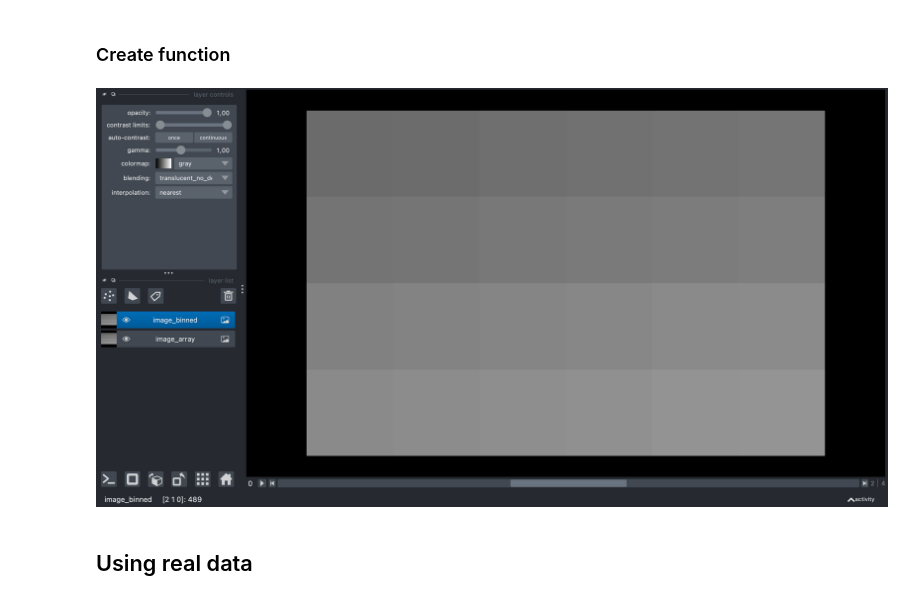
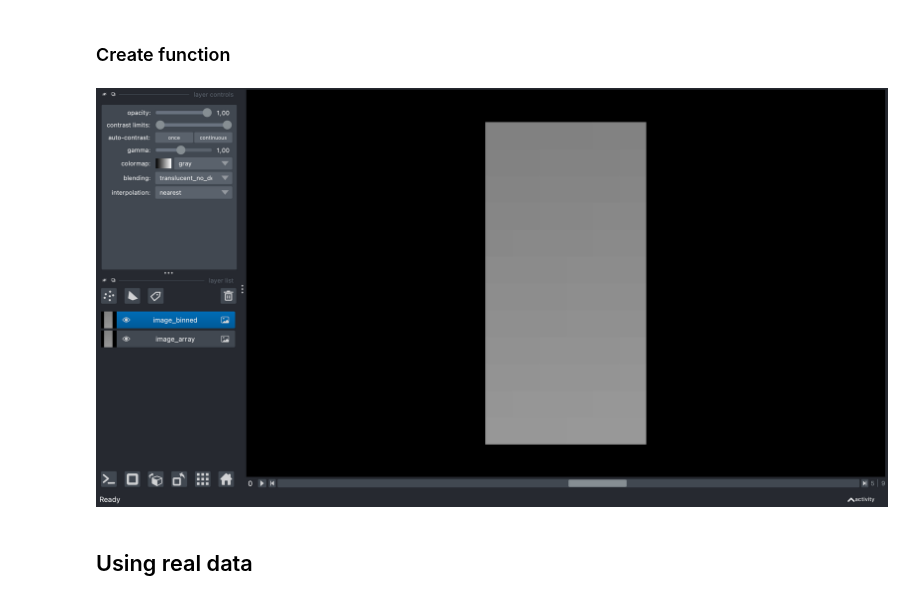
Before and after one commit to zoccoler/FLIM_analysis, a Jupyter notebook: notebooks/Binning_test.ipynb, the cells around one changed output. Drawn from its saved outputs; the diff is of its cells as text; code cells hidden in the pictures.

```diff
--- a/notebooks/Binning_test.ipynb
+++ b/notebooks/Binning_test.ipynb
@@ -13,4 +17,4 @@ from FLIM_phasor import *
 # %%
-image_array = np.arange(120).reshape(5, 4, 6) # (signal_decay A * np.exp(-(1 / tau) * x), x-axis, y-axis)
-print("Original Array:")
-print(image_array)
+image_array = np.arange(720).reshape(10, 1, 1, 12, 6) # (utime, time, z, y, x).
+#print("Original Array:")
+#print(image_array)
@@ -35,23 +21,35 @@ Original Array:
 # %% [markdown]
 ### Create function
-# %%
-def apply_conv_binning(flim_image, bin_size = 2):
-    kernel=np.full((bin_size, bin_size), 1)
-
-    image_binned = np.zeros_like(flim_image)
-    for i in range(flim_image.shape[0]):
-        image_binned[i, :, :] = convolve(flim_image[i, :, :],kernel)
-    return(image_binned)
+# %%
+def apply_conv_binning(flim_image, bin_size = 2, binning_3D=True):
+    """
+    docstring
+    """
+    image_binned = np.zeros_like(flim_image)
+
+    if binning_3D:
+        kernel=np.full((bin_size, bin_size, bin_size), 1)
+
+        for  utime, time in np.ndindex(flim_image.shape[0], flim_image.shape[1]):
+            image_binned[utime, time, :, :, :] = convolve(flim_image[utime, time, :, :, :],kernel)
+    else:
+        kernel=np.full((bin_size, bin_size), 1)
+
+        for  utime, time, z in np.ndindex(flim_image.shape[0], flim_image.shape[1], flim_image.shape[2]):
+            image_binned[utime, time, z, :, :] = convolve(flim_image[utime, time, z, :, :],kernel)
+
+    return(image_binned)
+    #try to check if it is possible to make it a one for loop as they are similar
 # %%
 image_binned = apply_conv_binning(image_array, 3)
 # %%
-viewer = napari.Viewer()
-original_layer = viewer.add_image(image_array)
-binned_layer = viewer.add_image(image_binned)
+viewer1 = napari.Viewer()
+original_layer = viewer1.add_image(image_array)
+binned_layer = viewer1.add_image(image_binned)
 # %%
-napari.utils.nbscreenshot(viewer)
+napari.utils.nbscreenshot(viewer1)
 # %% [output]
-[figure, old version]
+[figure, new version]
 # %% [markdown]
 ## Using real data
 # %%
```
Also changed, not shown: parts of 22 cells of this notebook, 1 other file.
